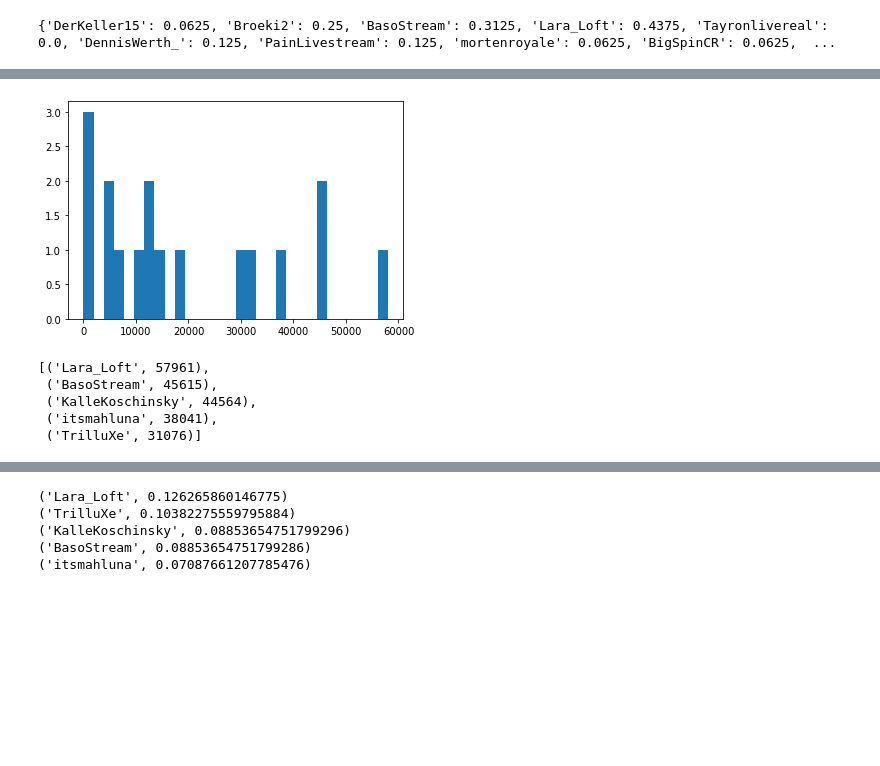
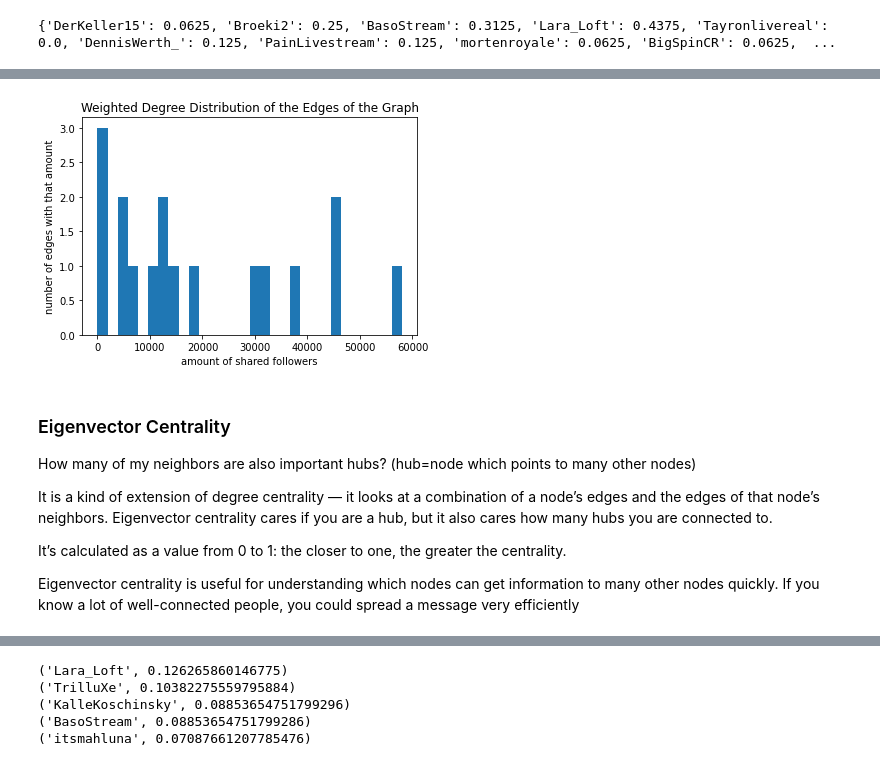
Before and after one commit to Silasueber/project2021, a Jupyter notebook: basic_graph_analysis.ipynb, the cells around one changed output, grey strips where cells are left out. Cells and saved outputs as stored; diff of their text form; code cells hidden in the pictures; blank space fills up the shorter version.

Commit message:
measure descriptions, result dataframe
added descriptions of all applied graph measures, added result dataframe for better overview

```diff
--- a/basic_graph_analysis.ipynb
+++ b/basic_graph_analysis.ipynb
@@ -155,26 +196,34 @@ sorted(deg_cen.items(),
 # %%
 def weighted_degree(G, weight):
     w_deg = {}
     for n in G.nodes():#look at every node
         nbrs = list(G.neighbors(n)) #get nodes neighbors
         nbrs.append(n)
         S = G.subgraph(nbrs)#create a subgraph with the node and its neighbors
         w_deg[n]=sum([d["amount"] for n1,n2,d in S.edges(data=True) if n1==n or n2==n])
     #print(w_deg)
     return w_deg
 
+plt.title("Weighted Degree Distribution of the Edges of the Graph")
 plt.hist(list(weighted_degree(G, 'amount').values()), bins=30)
+plt.xlabel("amount of shared followers")
+plt.ylabel("number of edges with that amount")
 plt.show()
 # %% [output]
-[figure, old version]
+[figure, new version]
 # %%
 #top 5 streamer: Summe der Kantengewichte - wieviele Follower
 #teilt der Knoten mit allen seinen Nachbarn
-sorted(weighted_degree(G, 'amount').items(), key=lambda x:x[1], reverse=True)[0:5]
+weighted_deg_res= sorted(weighted_degree(G, 'amount').items(), key=lambda x:x[1], reverse=True)[0:5]
+result_df["weighted degree"]=weighted_deg_res
-# %% [output]
-[('Lara_Loft', 57961),
- ('BasoStream', 45615),
- ('KalleKoschinsky', 44564),
- ('itsmahluna', 38041),
- ('TrilluXe', 31076)]
+# %% [markdown]
+### Eigenvector Centrality
+
+How many of my neighbors are also important hubs? (hub=node which points to many other nodes)
+
+It is a kind of extension of degree centrality — it looks at a combination of a node’s edges and the edges of that node’s neighbors. Eigenvector centrality cares if you are a hub, but it also cares how many hubs you are connected to.
+
+It’s calculated as a value from 0 to 1: the closer to one, the greater the centrality.
+
+Eigenvector centrality is useful for understanding which nodes can get information to many other nodes quickly. If you know a lot of well-connected people, you could spread a message very efficiently
 # %%
```
Also changed, not shown: parts of 23 cells of this notebook.
